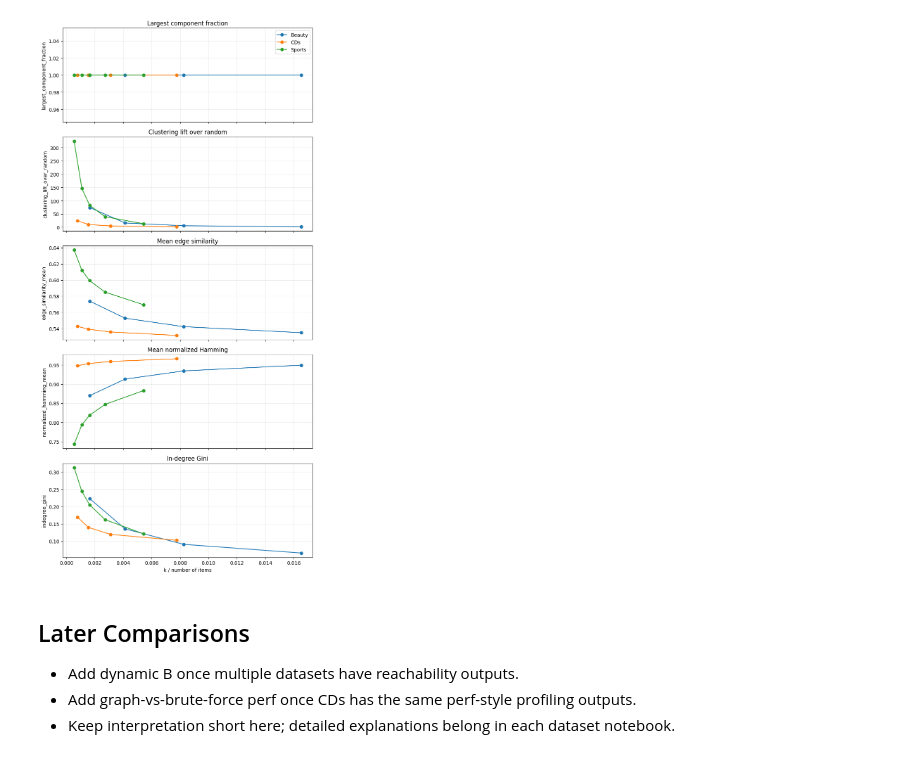
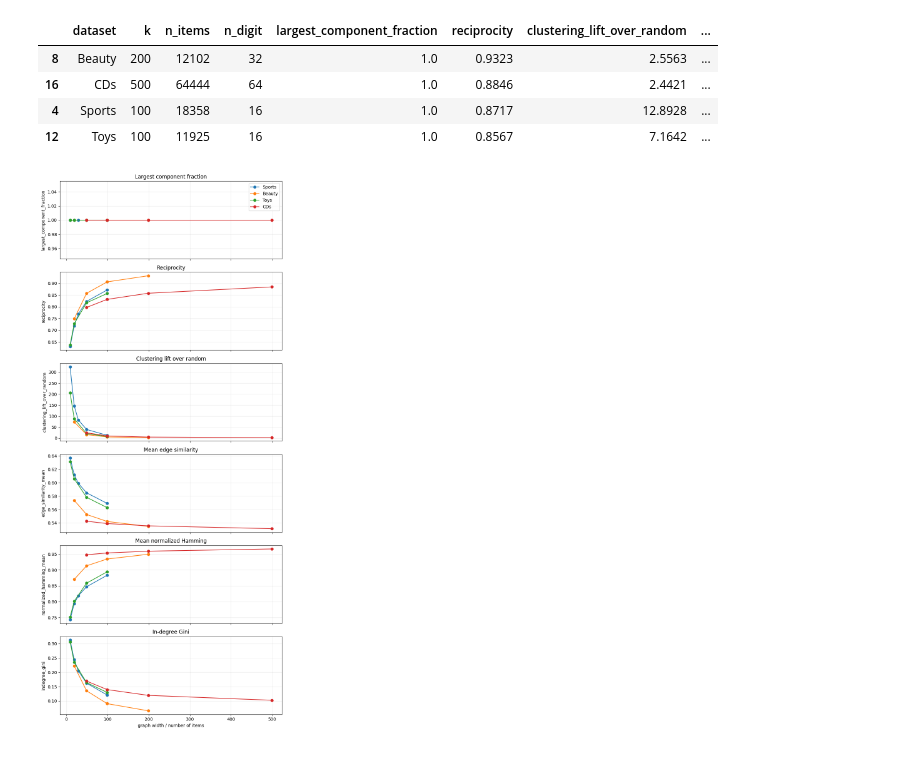
Before and after one commit to NiccoloCase/RPG-uva, a Jupyter notebook: notebooks/graph_analysis/cross_dataset_comparison.ipynb, the cells around one changed output. Drawn from its saved outputs; the diff is of its cells as text; code cells hidden in the pictures.

Commit message:
graph anlsysys of all datasets

```diff
--- a/notebooks/graph_analysis/cross_dataset_comparison.ipynb
+++ b/notebooks/graph_analysis/cross_dataset_comparison.ipynb
@@ -73,33 +125,44 @@ Use both raw `k` and normalized `k / n_items`. Raw `k` matches RPG configs; norm
 # %%
-metrics = [
-    ("largest_component_fraction", "Largest component fraction"),
-    ("clustering_lift_over_random", "Clustering lift over random"),
-    ("edge_similarity_mean", "Mean edge similarity"),
-    ("normalized_hamming_mean", "Mean normalized Hamming"),
-    ("indegree_gini", "In-degree Gini"),
-]
+if static.empty:
+    print('No static outputs found.')
+else:
+    static_at_max = (
+        static.sort_values(['dataset', 'k'])
+        .groupby('dataset', as_index=False)
+        .tail(1)
+        [[
+            'dataset', 'k', 'n_items', 'n_digit',
+            'largest_component_fraction', 'reciprocity',
+            'clustering_lift_over_random', 'edge_similarity_mean',
+            'normalized_hamming_mean', 'indegree_gini',
+        ]]
+        .sort_values('dataset')
+    )
+    display(static_at_max.round(4))
 
-if static.empty:
-    print("No data to plot yet.")
-else:
-    available = [(column, title) for column, title in metrics if column in static.columns]
-    fig, axes = plt.subplots(len(available), 1, figsize=(8, 3.2 * len(available)), sharex=True)
-    if len(available) == 1:
-        axes = [axes]
-    for axis, (column, title) in zip(axes, available):
-        for dataset, group in static.groupby("dataset"):
-            axis.plot(group["k_over_items"], group[column], marker="o", label=dataset)
+    metrics = [
+        ('largest_component_fraction', 'Largest component fraction'),
+        ('reciprocity', 'Reciprocity'),
+        ('clustering_lift_over_random', 'Clustering lift over random'),
+        ('edge_similarity_mean', 'Mean edge similarity'),
+        ('normalized_hamming_mean', 'Mean normalized Hamming'),
+        ('indegree_gini', 'In-degree Gini'),
+    ]
+    fig, axes = plt.subplots(len(metrics), 1, figsize=(8, 3.0 * len(metrics)), sharex=True)
+    for axis, (column, title) in zip(axes, metrics):
+        for dataset, group in static.groupby('dataset', sort=False):
+            axis.plot(group['budget_over_items'], group[column], marker='o', label=dataset)
         axis.set_title(title)
         axis.set_ylabel(column)
         axis.grid(alpha=0.25)
-    axes[-1].set_xlabel("k / number of items")
+    axes[-1].set_xlabel('graph width / number of items')
     axes[0].legend()
     plt.tight_layout()
+    plt.show()
 # %% [output]
+|  | dataset | k | n_items | n_digit | largest_component_fraction | reciprocity | clustering_lift_over_random | ... |
+| 8 | Beauty | 200 | 12102 | 32 | 1.0 | 0.9323 | 2.5563 | ... |
+| 16 | CDs | 500 | 64444 | 64 | 1.0 | 0.8846 | 2.4421 | ... |
+| 4 | Sports | 100 | 18358 | 16 | 1.0 | 0.8717 | 12.8928 | ... |
+| 12 | Toys | 100 | 11925 | 16 | 1.0 | 0.8567 | 7.1642 | ... |
-[figure, old version]
+[figure, new version]
-# %% [markdown]
-## Later Comparisons
-
-- Add dynamic B once multiple datasets have reachability outputs.
-- Add graph-vs-brute-force perf once CDs has the same perf-style profiling outputs.
-- Keep interpretation short here; detailed explanations belong in each dataset notebook.
```
Also changed, not shown: parts of 13 cells of this notebook, 20 other files.
